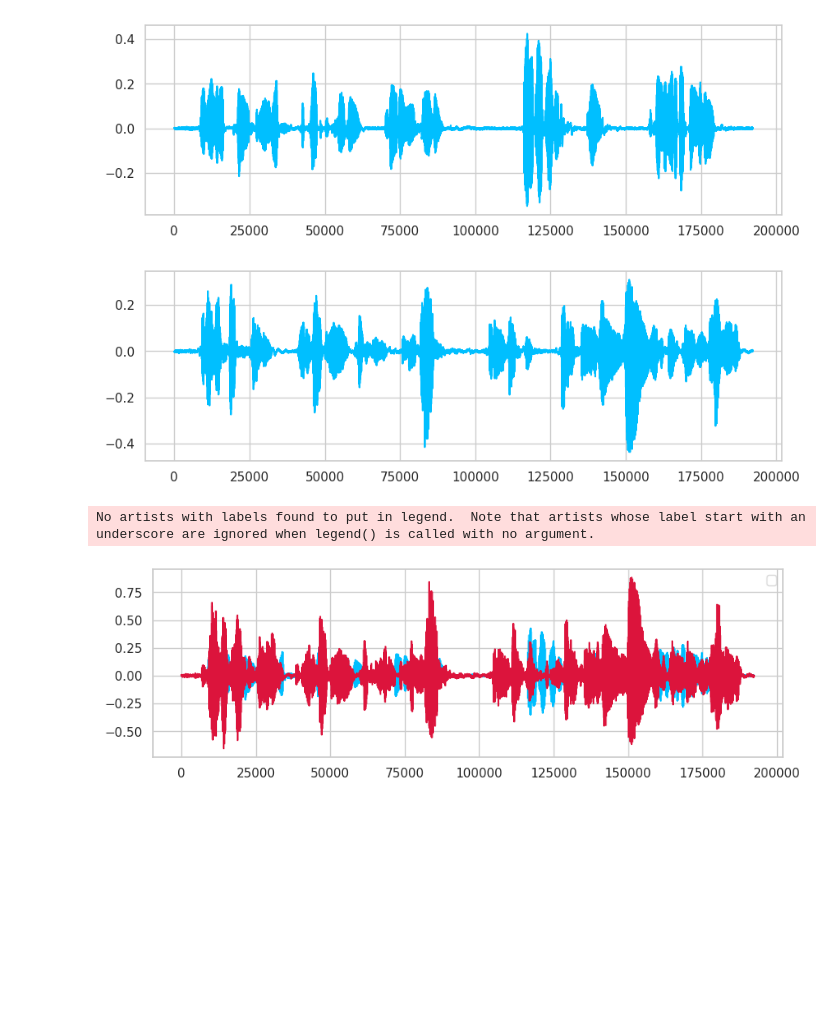
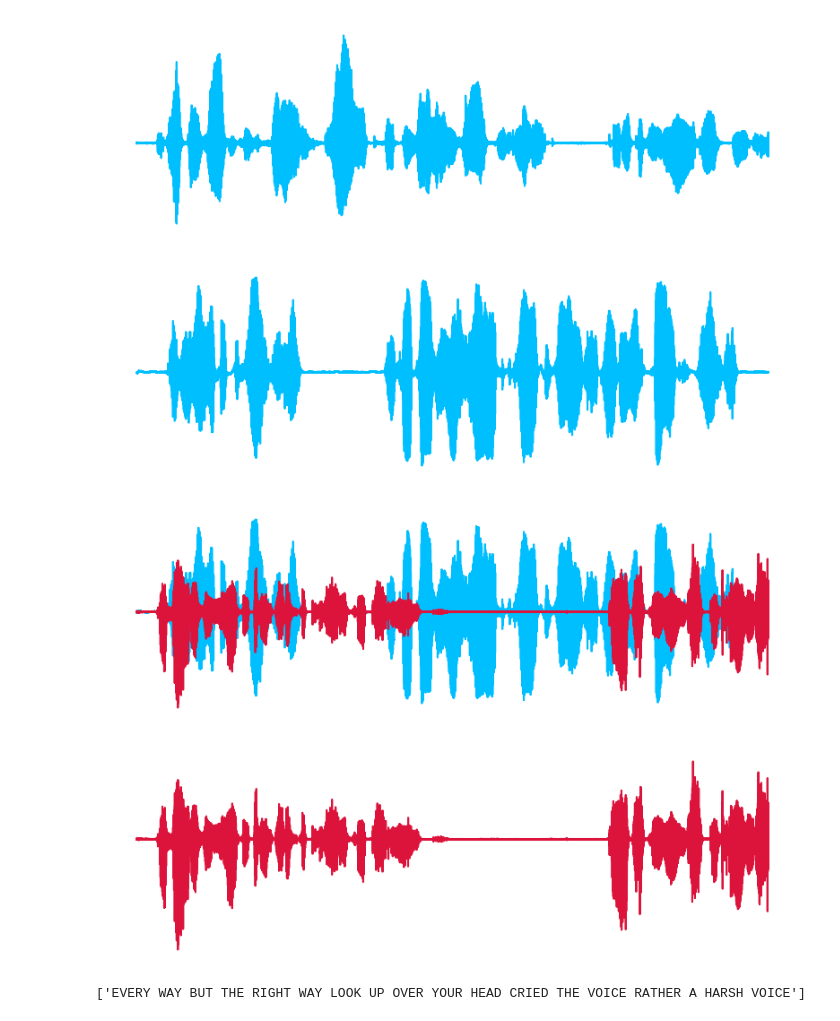
Before and after one commit to KonkukGradPrj/AudioFocus, a Jupyter notebook: vis_voioce.ipynb, the cells around one changed output. Saved outputs shown, nothing was run; the diff lists cells and outputs as text; code cells hidden in the pictures; blank space fills up the shorter version.

```diff
--- a/vis_voioce.ipynb
+++ b/vis_voioce.ipynb
@@ -4,32 +4,55 @@ from torch.utils.data import DataLoader
 from src.common.train_utils import collate_fn
 import matplotlib.pyplot as plt
 import seaborn as sns
-# %%
-sns.set(style="whitegrid")
 # %%
 dataset = Libri2Mix(train=True)
 dataloader = DataLoader(dataset, batch_size=1, shuffle=True, collate_fn=collate_fn)
 mixed_voice, clean_voice, utterance, sample_voice = next(iter(dataloader))
 # %%
-
+sns.set_style("white")
 plt.figure(figsize=(10, 3))
 sns.lineplot(data=sample_voice.detach().cpu().numpy(), color='deepskyblue')
+plt.xticks([])
+plt.yticks([])
+sns.despine()
+plt.axis('off')
 plt.show()
 # %% [output]
-[figure, old version]
+[figure, new version]
 # %%
 plt.figure(figsize=(10, 3))
 sns.lineplot(data=clean_voice.detach().cpu().numpy(), color='deepskyblue')
+plt.xticks([])
+plt.yticks([])
+sns.despine()
+plt.axis('off')
 plt.show()
 # %% [output]
-[figure, old version]
+[figure, new version]
 # %%
-mixed_voice = mixed_voice - clean_voice
+noise_voice = mixed_voice - clean_voice
 plt.figure(figsize=(10, 3))
-sns.lineplot(data=sample_voice.detach().cpu().numpy(), color='deepskyblue')
-sns.lineplot(data=mixed_voice.detach().cpu().numpy(), color='crimson')
-plt.legend()
+sns.lineplot(data=clean_voice.detach().cpu().numpy(), color='deepskyblue')
+sns.lineplot(data=noise_voice.detach().cpu().numpy(), color='crimson')
+plt.xticks([])
+plt.yticks([])
+sns.despine()
+plt.axis('off')
 plt.show()
 # %% [output]
-No artists with labels found to put in legend.  Note that artists whose label start with an underscore are ignored when legend() is called with no argument.
-[figure, old version]
+[figure, new version]
+# %%
+
+plt.figure(figsize=(10, 3))
+sns.lineplot(data=noise_voice.detach().cpu().numpy(), color='crimson')
+plt.xticks([])
+plt.yticks([])
+sns.despine()
+plt.axis('off')
+plt.show()
+# %% [output]
+[figure, added]
+# %%
+print(utterance)
+# %% [output]
+['EVERY WAY BUT THE RIGHT WAY LOOK UP OVER YOUR HEAD CRIED THE VOICE RATHER A HARSH VOICE']
```
Also changed, not shown: parts of 4 cells of this notebook, 18 other files.
